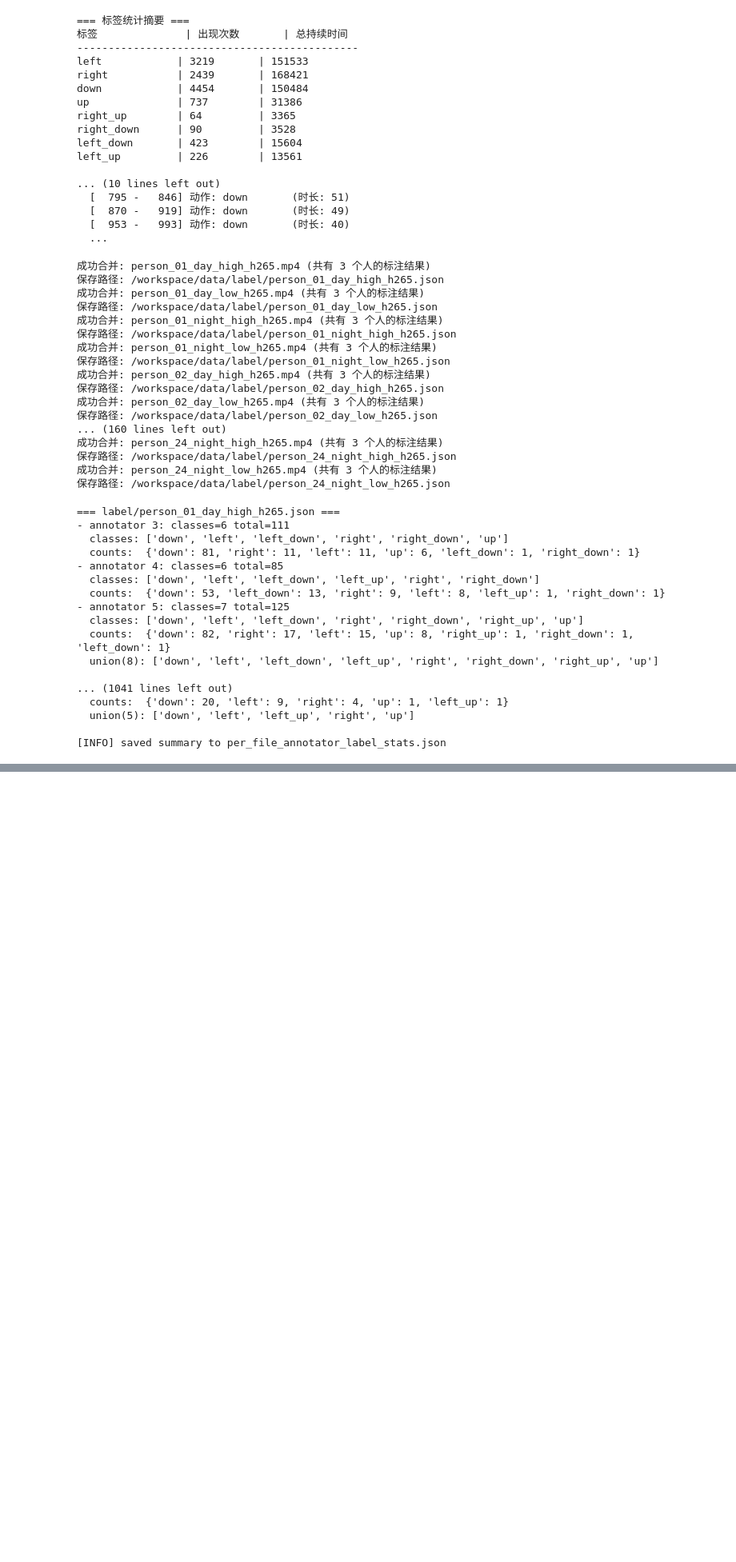
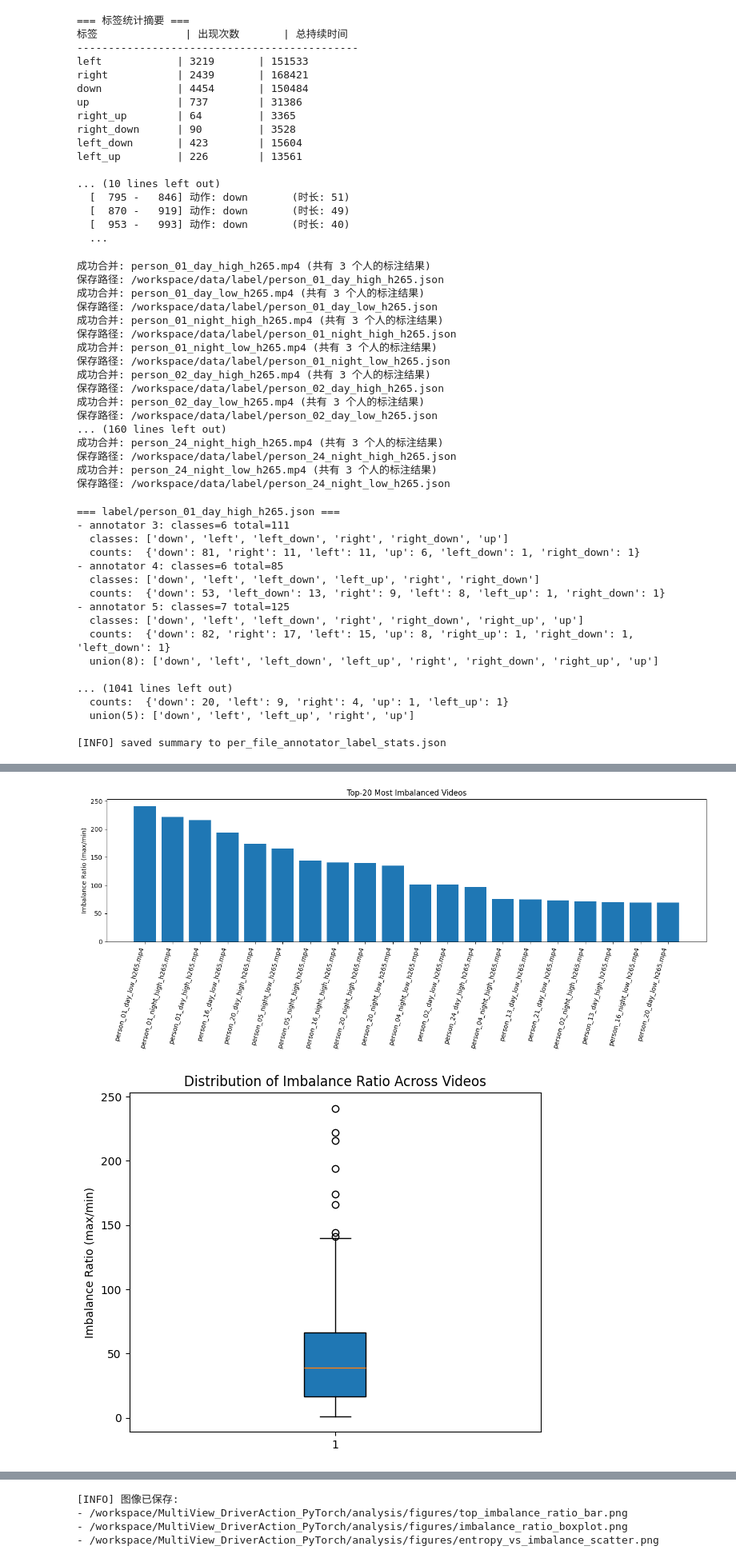
Before and after one commit to ChenKaiXuSan/MultiView_DriverAction_PyTorch, a Jupyter notebook: analysis/label.ipynb, the cells around one changed output, grey strips where cells are left out. Shown at 80% size. Saved outputs shown, nothing was run; the diff lists cells and outputs as text; code cells hidden in the pictures; blank space fills up the shorter version.

```diff
--- a/analysis/label.ipynb
+++ b/analysis/label.ipynb
@@ -263,0 +425,73 @@ print(f"\n[INFO] saved summary to {out_path}")
+# %%
+# 生成统计图（标签不平衡可视化）
+import json
+from pathlib import Path
+import pandas as pd
+import matplotlib.pyplot as plt
+
+# 读取上一个单元导出的结果
+json_path = Path("/workspace/MultiView_DriverAction_PyTorch/analysis/per_video_label_distribution.json")
+fig_dir = Path("/workspace/MultiView_DriverAction_PyTorch/analysis/figures")
+fig_dir.mkdir(parents=True, exist_ok=True)
+
+if not json_path.exists():
+    raise FileNotFoundError(f"统计结果不存在，请先运行上一个单元: {json_path}")
+
+with json_path.open("r", encoding="utf-8") as f:
+    rows = json.load(f)
+
+df = pd.DataFrame(rows)
+if df.empty:
+    raise ValueError("没有可视化数据，df 为空。")
+
+# 防御性转换
+for col in ["imbalance_ratio_max_min", "num_classes", "num_segments", "label_entropy", "total_duration"]:
+    if col in df.columns:
+        df[col] = pd.to_numeric(df[col], errors="coerce")
+
+# 1) Top-N 不平衡视频柱状图
+top_n = min(20, len(df))
+top_df = df.sort_values("imbalance_ratio_max_min", ascending=False).head(top_n)
+
+plt.figure(figsize=(14, 6))
+plt.bar(range(len(top_df)), top_df["imbalance_ratio_max_min"].values)
+plt.xticks(range(len(top_df)), top_df["video"].values, rotation=75, ha="right")
+plt.ylabel("Imbalance Ratio (max/min)")
+plt.title(f"Top-{top_n} Most Imbalanced Videos")
+plt.tight_layout()
+p1 = fig_dir / "top_imbalance_ratio_bar.png"
+plt.savefig(p1, dpi=200)
+plt.show()
+
+# 2) 不平衡比率分布箱线图
+plt.figure(figsize=(6, 5))
+plt.boxplot(df["imbalance_ratio_max_min"].dropna().values, vert=True, patch_artist=True)
+plt.ylabel("Imbalance Ratio (max/min)")
+plt.title("Distribution of Imbalance Ratio Across Videos")
+plt.tight_layout()
+p2 = fig_dir / "imbalance_ratio_boxplot.png"
+plt.savefig(p2, dpi=200)
+plt.show()
+
+# 3) 熵 vs 不平衡比率散点图
+plt.figure(figsize=(7, 6))
+plt.scatter(
+    df["label_entropy"].values,
+    df["imbalance_ratio_max_min"].values,
+    alpha=0.75
+ )
+plt.xlabel("Label Entropy")
+plt.ylabel("Imbalance Ratio (max/min)")
+plt.title("Entropy vs Imbalance Ratio")
+plt.tight_layout()
+p3 = fig_dir / "entropy_vs_imbalance_scatter.png"
+plt.savefig(p3, dpi=200)
+plt.show()
+
+print("[INFO] 图像已保存:")
+print(f"- {p1}")
+print(f"- {p2}")
+print(f"- {p3}")
+# %% [output]
+[figure, added]
+[figure, added]
@@ -263,0 +499,4 @@ print(f"\n[INFO] saved summary to {out_path}")
+[INFO] 图像已保存:
+- /workspace/MultiView_DriverAction_PyTorch/analysis/figures/top_imbalance_ratio_bar.png
+- /workspace/MultiView_DriverAction_PyTorch/analysis/figures/imbalance_ratio_boxplot.png
+- /workspace/MultiView_DriverAction_PyTorch/analysis/figures/entropy_vs_imbalance_scatter.png
```
Also changed, not shown: parts of 2 cells of this notebook, 7 other files.
